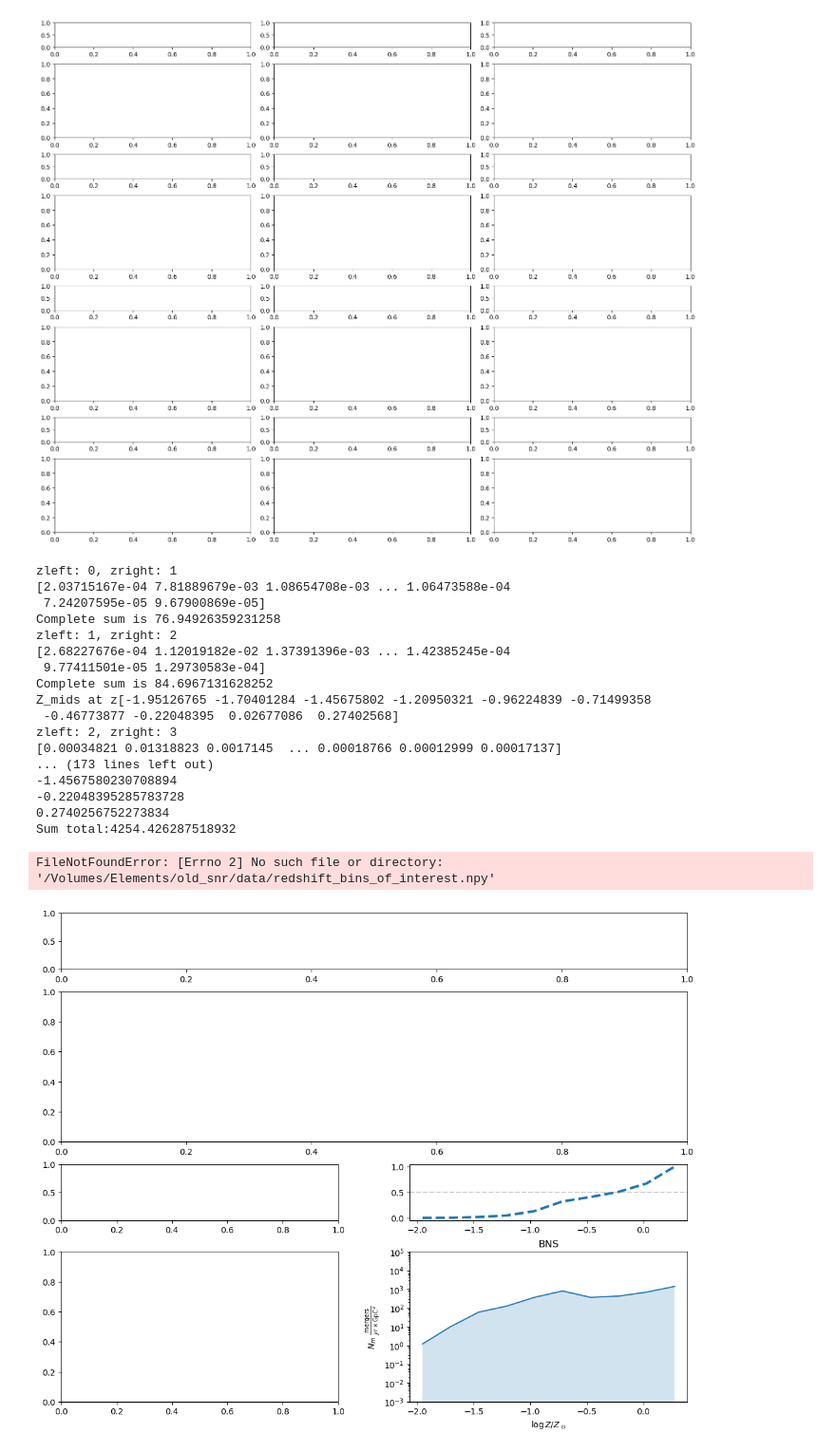
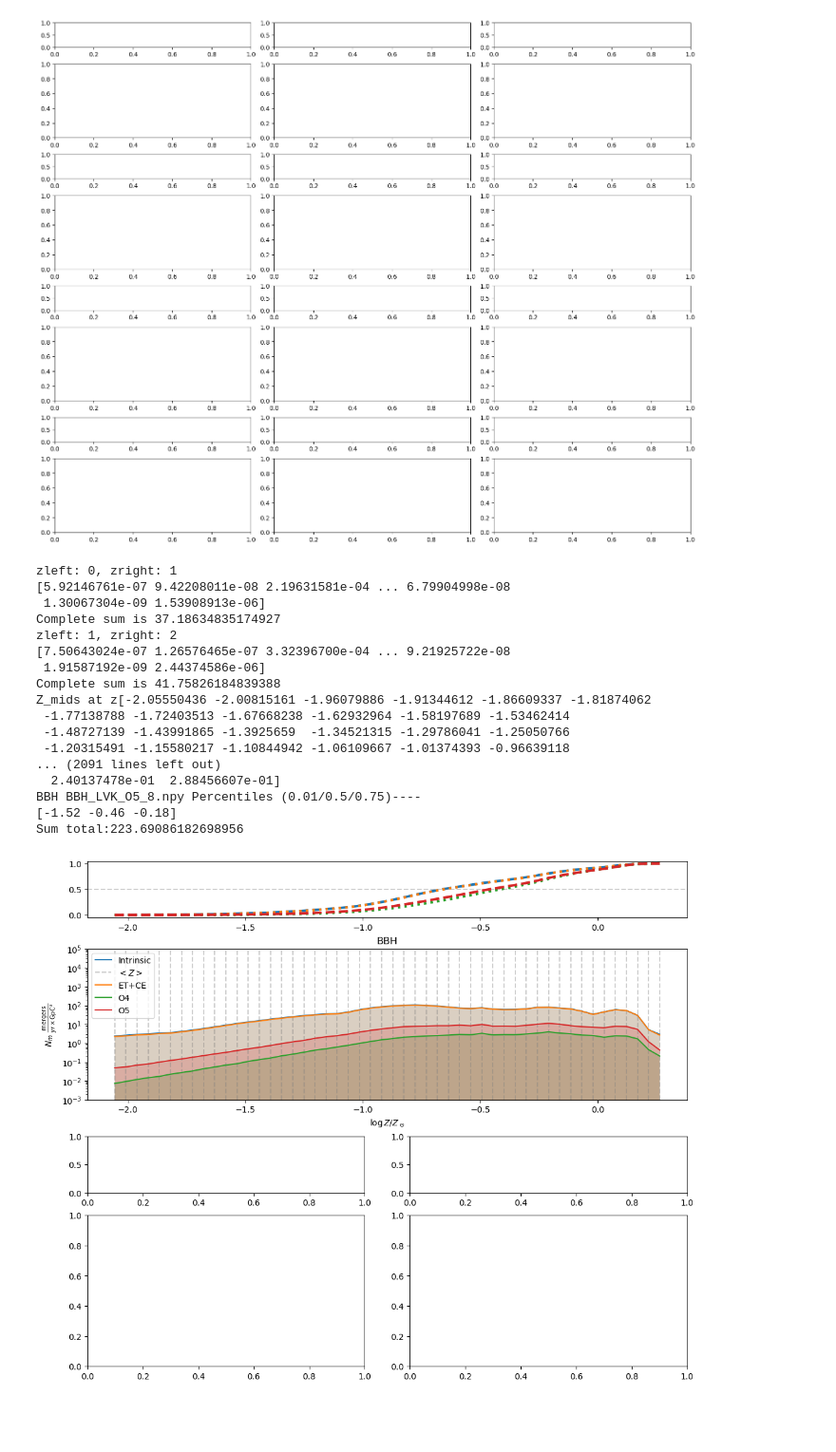
Before and after one commit to stlgolfer/metallicity_mergers, a Jupyter notebook: large_plot.ipynb, the cells around one changed output. Shown at 95% size. Saved outputs shown, nothing was run; the diff lists cells and outputs as text; code cells hidden in the pictures; blank space fills up the shorter version.

Commit message:
CDF interpolation

```diff
--- a/large_plot.ipynb
+++ b/large_plot.ipynb
@@ -298,13 +298,17 @@ def plot_subpopulation(pop_type, loc, num_bins):
             def search_monotonic(arr, val):
                 for a in range(len(arr)):
                     if arr[a] >= val:
+                        # print(arr[a])
                         return a
                 raise ValueError('Bad search request in this array')
-            print(f'{pop_type} Percentiles (0.01/0.5/0.75)----')
-            # want to get percentile and maybe dump to a file?
-            print(zm_start[search_monotonic(csum, 0.01)])
-            print(zm_start[search_monotonic(csum, 0.5)])
-            print(zm_start[search_monotonic(csum, 0.75)])
+            # def interp_cdf(val):
+
+            print(f'{pop_type} {sens} Percentiles (0.01/0.5/0.75)----')
+            # want to get percentile, but will have to interpolate
+            # print(zm_start[search_monotonic(csum, 0.01)])
+            # print(zm_start[search_monotonic(csum, 0.5)])
+            # print(zm_start[search_monotonic(csum, 0.75)])
+            print(np.interp([0.01, 0.5, 0.75], csum, zm_start).round(2))
 
             if sens is None:
                 large_ax[f'{loc}CDF'].axhline(0.5, linestyle='dashed', color='grey', alpha=0.4)
@@ -313,49 +317,48 @@ def plot_subpopulation(pop_type, loc, num_bins):
 
         ax.set_yscale('log')
         ax.set_title(pop_type)
         ax.set_ylim(1e-3,1e5)
         ax.set_ylabel(r'$N_m~\frac{\text{mergers}}{yr\times\text{GpC}^3}$')
         ax.set_xlabel(r'$\log Z/Z_\odot$')
 
         i_total, Z_mids = subpopulation_sens(None, 'Intrinsic', False)
 
         import shared
         importlib.reload(shared)
         shared.show_vlines(ax, Z_mids, r'$<Z>$')
 
         assert i_total > 0.99, f"Re-bin failure: {i_total}"
         print(f'Summed ratio vs intrinsic: {i_total}')
         etce_total, _ = subpopulation_sens(f'{pop_type}_CE_8.npy', 'ET+CE', True, cdfstyle='dotted')
         o4_total = subpopulation_sens(f'{pop_type}_LV_O4a_8.npy', 'O4', True, cdfstyle='dotted')
         o5_total = subpopulation_sens(f'{pop_type}_LVK_O5_8.npy', 'O5', True)
         ax.legend()
         # print(f'etce/intrinsic: {etce_total/i_total}')
         # print(f'Ratios: {etce_total/i_total}, {o5_total/i_total}')
         # ax.legend()
         # plot(intrinsic, large_ax[loc], f'{pop_type}_O5_8.npy', large_ax[f'{loc}CDF'], intrinsic=False, do_binning=False)
         # plot(intrinsic, large_ax[loc], f'{pop_type}_O4_8.npy', large_ax[f'{loc}CDF'], intrinsic=False, do_binning=False)
         # plot(intrinsic, large_ax[loc], f'{pop_type}_ET_CE_10.npy', large_ax[f'{loc}CDF'], intrinsic=False, do_binning=False)
-# plot_subpopulation('BBH', 'Top', num_bins=50)
+plot_subpopulation('BBH', 'Top', num_bins=50)
 # plot_subpopulation('BHNS', 'Left', num_bins=10)
-plot_subpopulation('BNS', 'Right', num_bins=10)
+# plot_subpopulation('BNS', 'Right', num_bins=10)
 large_fig.show()
 # %% [output]
 zleft: 0, zright: 1
-[2.03715167e-04 7.81889679e-03 1.08654708e-03 ... 1.06473588e-04
- 7.24207595e-05 9.67900869e-05]
-Complete sum is 76.94926359231258
+[5.92146761e-07 9.42208011e-08 2.19631581e-04 ... 6.79904998e-08
+ 1.30067304e-09 1.53908913e-06]
+Complete sum is 37.18634835174927
 zleft: 1, zright: 2
-[2.68227676e-04 1.12019182e-02 1.37391396e-03 ... 1.42385245e-04
- 9.77411501e-05 1.29730583e-04]
-Complete sum is 84.6967131628252
-Z_mids at z[-1.95126765 -1.70401284 -1.45675802 -1.20950321 -0.96224839 -0.71499358
- -0.46773877 -0.22048395  0.02677086  0.27402568]
-zleft: 2, zright: 3
-[0.00034821 0.01318823 0.0017145  ... 0.00018766 0.00012999 0.00017137]
-... (173 lines left out)
--1.4567580230708894
--0.22048395285783728
-0.2740256752273834
-Sum total:4254.426287518932
+[7.50643024e-07 1.26576465e-07 3.32396700e-04 ... 9.21925722e-08
+ 1.91587192e-09 2.44374586e-06]
+Complete sum is 41.75826184839388
+Z_mids at z[-2.05550436 -2.00815161 -1.96079886 -1.91344612 -1.86609337 -1.81874062
+ -1.77138788 -1.72403513 -1.67668238 -1.62932964 -1.58197689 -1.53462414
+ -1.48727139 -1.43991865 -1.3925659  -1.34521315 -1.29786041 -1.25050766
+ -1.20315491 -1.15580217 -1.10844942 -1.06109667 -1.01374393 -0.96639118
+... (2091 lines left out)
+  2.40137478e-01  2.88456607e-01]
+BBH BBH_LVK_O5_8.npy Percentiles (0.01/0.5/0.75)----
+[-1.52 -0.46 -0.18]
+Sum total:223.69086182698956
-FileNotFoundError: [Errno 2] No such file or directory: '/Volumes/Elements/old_snr/data/redshift_bins_of_interest.npy'
-[figure, old version]
+[figure, new version]
```
